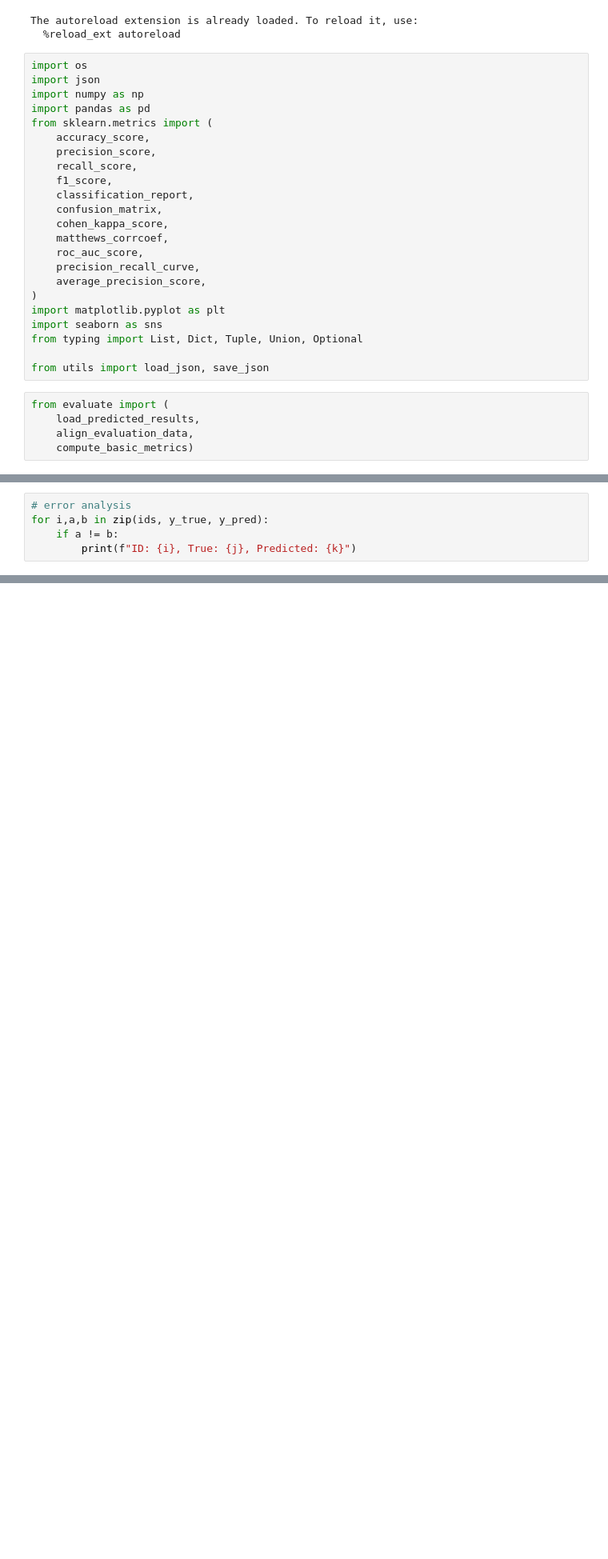
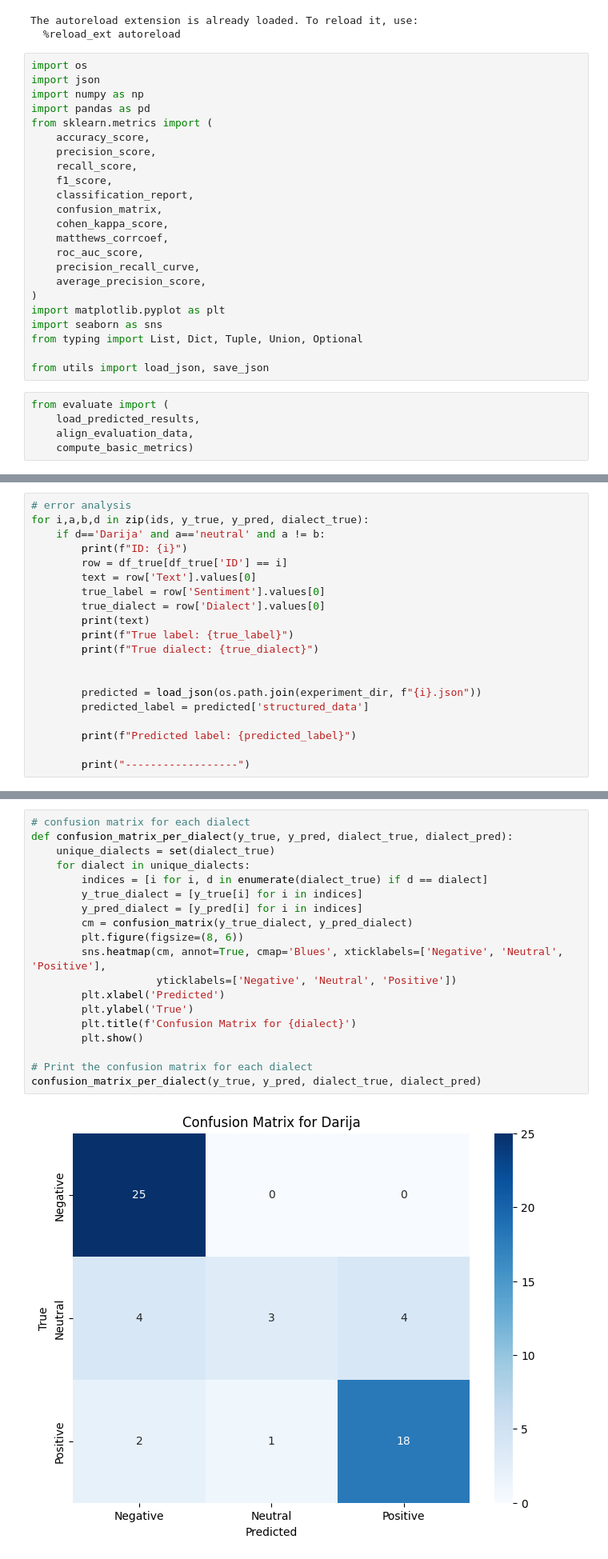
Before and after one commit to AhmedAbdel-Aal/Ahasis_shared_task, a Jupyter notebook: evaluate.ipynb, the cells around one changed output, grey strips where cells are left out. Shown: that part at 80% size. Cells and saved outputs as stored; diff of their text form; blank space fills up the shorter version.

Commit message:
add: more experiments and eval

```diff
--- a/evaluate.ipynb
+++ b/evaluate.ipynb
@@ -133,5 +158,0 @@ plt.show()
-# %%
-# error analysis
-for i,a,b in zip(ids, y_true, y_pred):
-    if a != b:
-        print(f"ID: {i}, True: {j}, Predicted: {k}")
@@ -175,0 +159,20 @@ df_true
+# %%
+# error analysis
+for i,a,b,d in zip(ids, y_true, y_pred, dialect_true):
+    if d=='Darija' and a=='neutral' and a != b:
+        print(f"ID: {i}")
+        row = df_true[df_true['ID'] == i]
+        text = row['Text'].values[0]
+        true_label = row['Sentiment'].values[0]
+        true_dialect = row['Dialect'].values[0]
+        print(text)
+        print(f"True label: {true_label}")
+        print(f"True dialect: {true_dialect}")
+
+
+        predicted = load_json(os.path.join(experiment_dir, f"{i}.json"))
+        predicted_label = predicted['structured_data']
+
+        print(f"Predicted label: {predicted_label}")
+
+        print("------------------")
@@ -175,0 +228,21 @@ df_true
+# %%
+# confusion matrix for each dialect
+def confusion_matrix_per_dialect(y_true, y_pred, dialect_true, dialect_pred):
+    unique_dialects = set(dialect_true)
+    for dialect in unique_dialects:
+        indices = [i for i, d in enumerate(dialect_true) if d == dialect]
+        y_true_dialect = [y_true[i] for i in indices]
+        y_pred_dialect = [y_pred[i] for i in indices]
+        cm = confusion_matrix(y_true_dialect, y_pred_dialect)
+        plt.figure(figsize=(8, 6))
+        sns.heatmap(cm, annot=True, cmap='Blues', xticklabels=['Negative', 'Neutral', 'Positive'],
+                    yticklabels=['Negative', 'Neutral', 'Positive'])
+        plt.xlabel('Predicted')
+        plt.ylabel('True')
+        plt.title(f'Confusion Matrix for {dialect}')
+        plt.show()
+
+# Print the confusion matrix for each dialect
+confusion_matrix_per_dialect(y_true, y_pred, dialect_true, dialect_pred)
+# %% [output]
+[figure, added]
```
Also changed, not shown: parts of 13 cells of this notebook, 6 other files.
